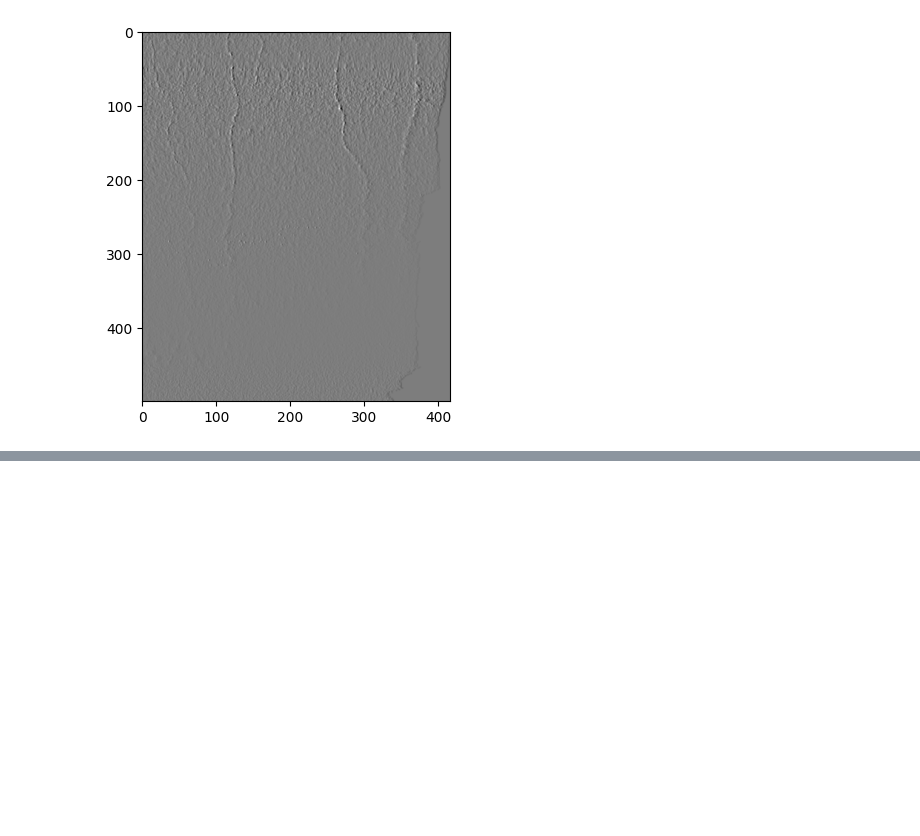
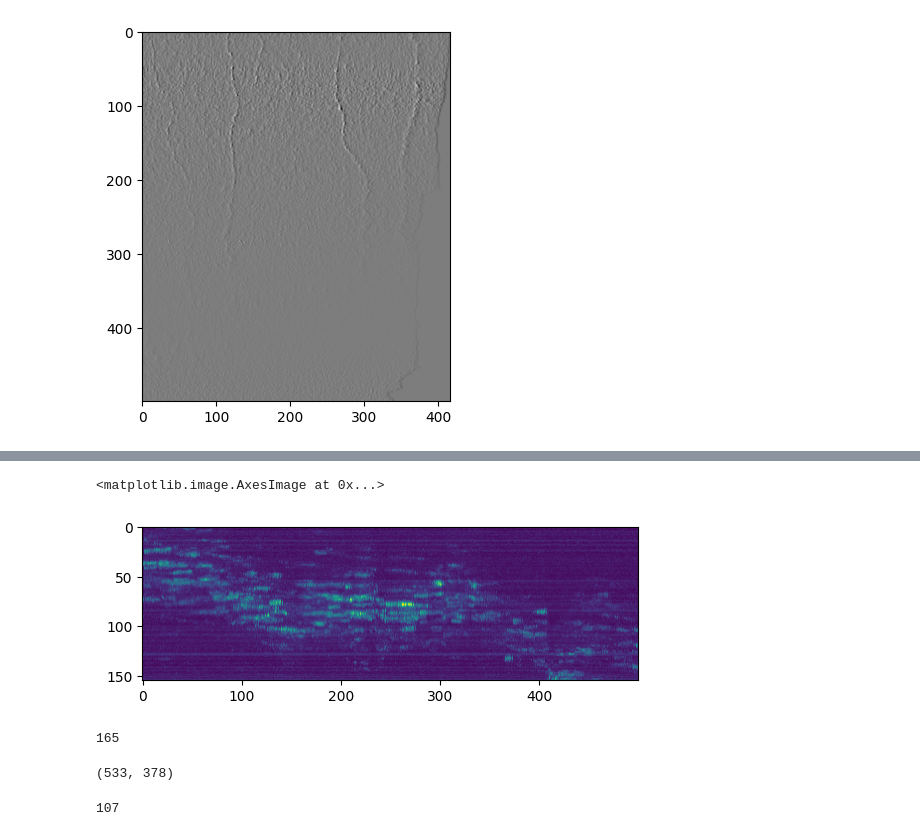
Before and after one commit to AKA2320/OCT_RA, a Jupyter notebook: volume_data/patrice_11_19_2024_timelapse/volume_eye_4.ipynb, the cells around one changed output, grey strips where cells are left out. Drawn from its saved outputs; the diff is of its cells as text; code cells hidden in the pictures; blank space fills up the shorter version.

```diff
--- a/volume_data/patrice_11_19_2024_timelapse/volume_eye_4.ipynb
+++ b/volume_data/patrice_11_19_2024_timelapse/volume_eye_4.ipynb
@@ -842,0 +840,17 @@ plt.imshow(min_max(sobel_v))
+# %%
+plt.imshow(test[mir_UP:mir_DOWN])
+# %% [output]
+<matplotlib.image.AxesImage at 0x...>
+[figure, added]
+# %%
+start_cells
+# %% [output]
+165
+# %%
+(mid - start_cells),((mid - start_cells) - (end_cells-start_cells))
+# %% [output]
+(533, 378)
+# %%
+end_cells-start_cells
+# %% [output]
+107
```
Also changed, not shown: parts of 23 cells of this notebook.
